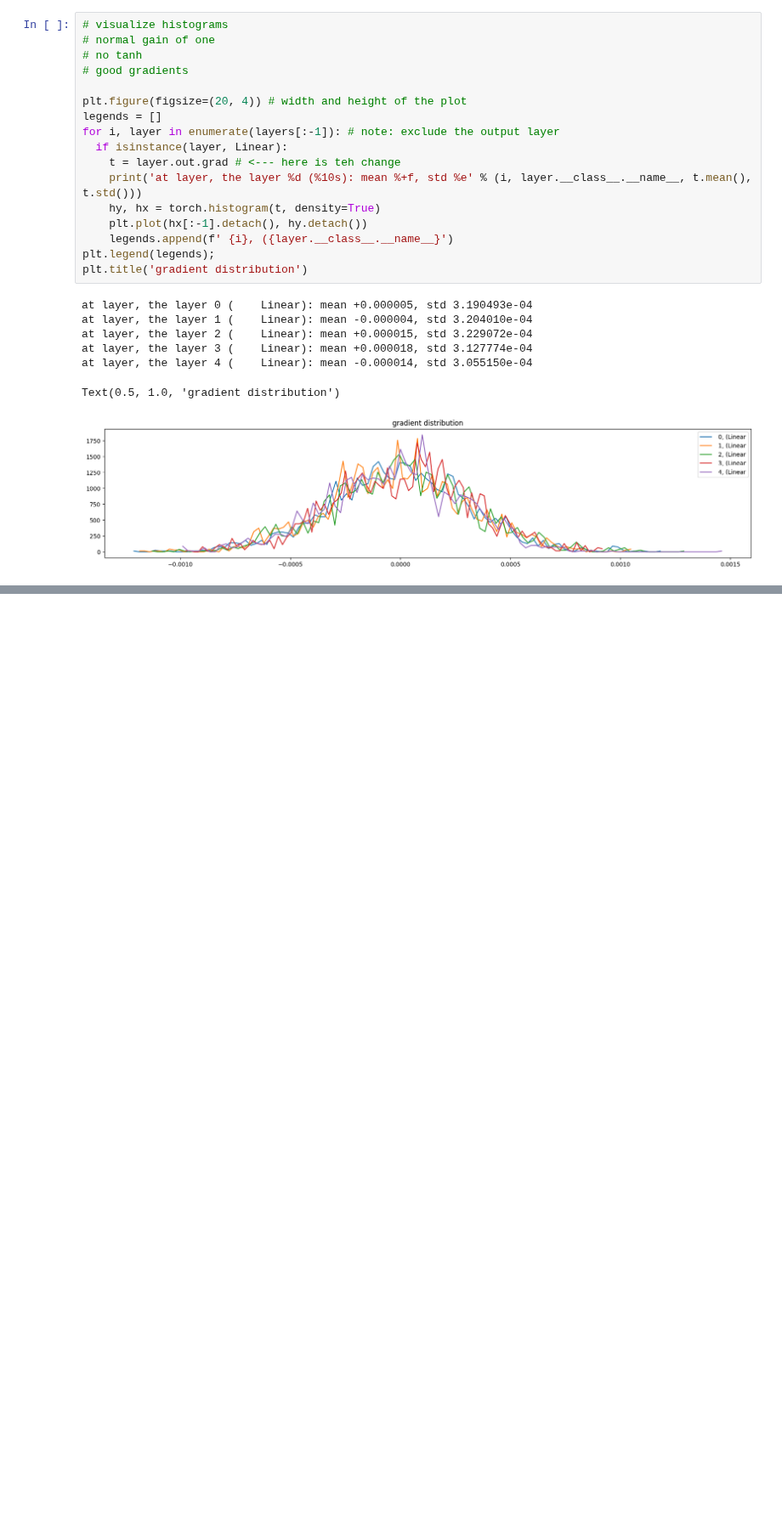
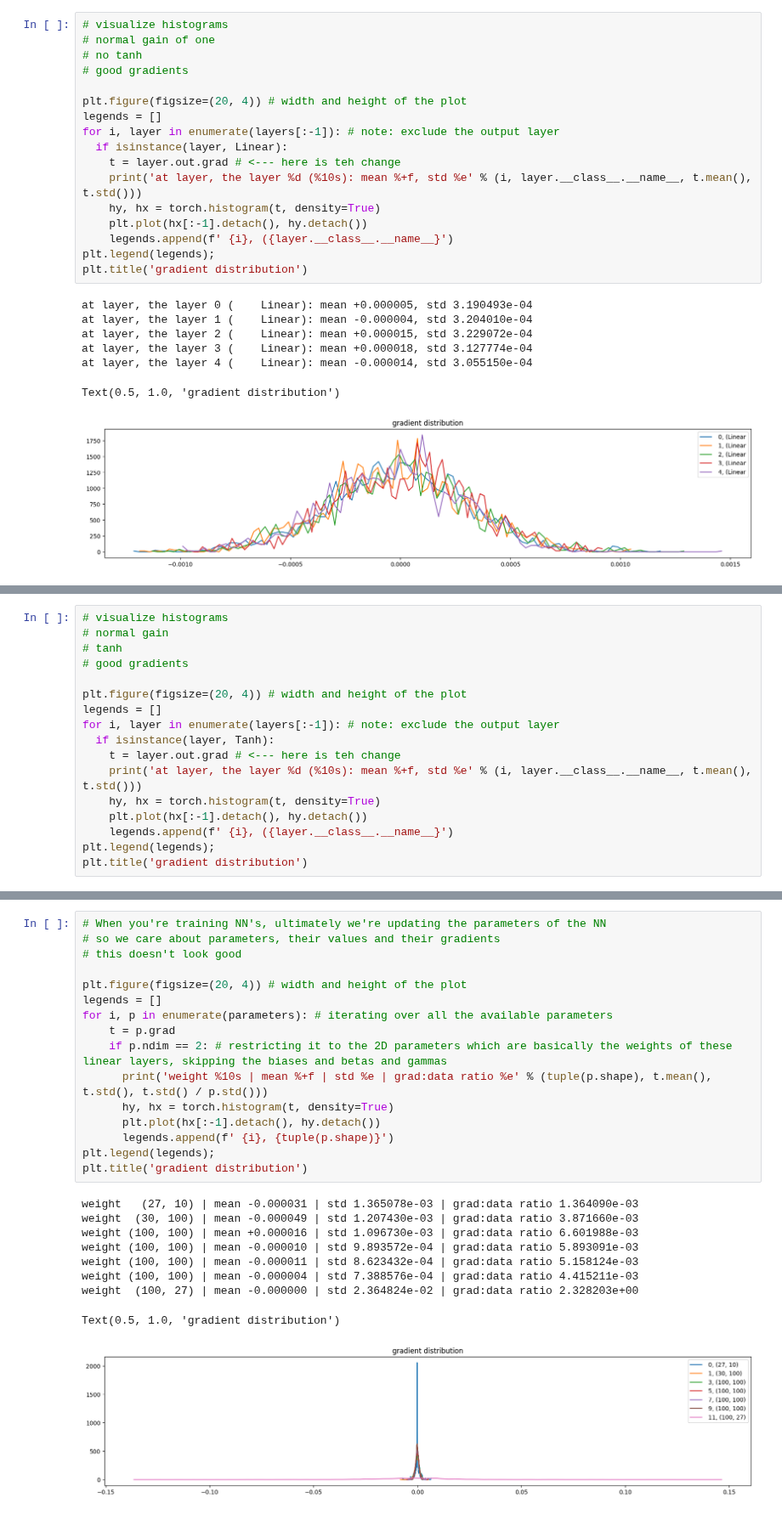
Before and after one commit to exploringweirdmachines/mlp, a Jupyter notebook: multi-layer-perceptron-part3.ipynb, the cells around one changed output, grey strips where cells are left out. Shown at 85% size. Cells and saved outputs as stored; diff of their text form; blank space fills up the shorter version.

Commit message:
two more plots, gradient distribution and update data to data

```diff
--- a/multi-layer-perceptron-part3.ipynb
+++ b/multi-layer-perceptron-part3.ipynb
@@ -3127,0 +3236,17 @@ Text(0.5, 1.0, 'gradient distribution')
+# %%
+# visualize histograms
+# normal gain
+# tanh
+# good gradients
+
+plt.figure(figsize=(20, 4)) # width and height of the plot
+legends = []
+for i, layer in enumerate(layers[:-1]): # note: exclude the output layer
+  if isinstance(layer, Tanh):
+    t = layer.out.grad # <--- here is teh change
+    print('at layer, the layer %d (%10s): mean %+f, std %e' % (i, layer.__class__.__name__, t.mean(), t.std()))
+    hy, hx = torch.histogram(t, density=True)
+    plt.plot(hx[:-1].detach(), hy.detach())
+    legends.append(f' {i}, ({layer.__class__.__name__}')
+plt.legend(legends);
+plt.title('gradient distribution')
@@ -3127,0 +3261,26 @@ Text(0.5, 1.0, 'gradient distribution')
+# %%
+# When you're training NN's, ultimately we're updating the parameters of the NN
+# so we care about parameters, their values and their gradients
+# this doesn't look good
+
+plt.figure(figsize=(20, 4)) # width and height of the plot
+legends = []
+for i, p in enumerate(parameters): # iterating over all the available parameters
+    t = p.grad
+    if p.ndim == 2: # restricting it to the 2D parameters which are basically the weights of these linear layers, skipping the biases and betas and gammas
+      print('weight %10s | mean %+f | std %e | grad:data ratio %e' % (tuple(p.shape), t.mean(), t.std(), t.std() / p.std()))
+      hy, hx = torch.histogram(t, density=True)
+      plt.plot(hx[:-1].detach(), hy.detach())
+      legends.append(f' {i}, {tuple(p.shape)}')
+plt.legend(legends);
+plt.title('gradient distribution')
+# %% [output]
+weight   (27, 10) | mean -0.000031 | std 1.365078e-03 | grad:data ratio 1.364090e-03
+weight  (30, 100) | mean -0.000049 | std 1.207430e-03 | grad:data ratio 3.871660e-03
+weight (100, 100) | mean +0.000016 | std 1.096730e-03 | grad:data ratio 6.601988e-03
+weight (100, 100) | mean -0.000010 | std 9.893572e-04 | grad:data ratio 5.893091e-03
+weight (100, 100) | mean -0.000011 | std 8.623432e-04 | grad:data ratio 5.158124e-03
+weight (100, 100) | mean -0.000004 | std 7.388576e-04 | grad:data ratio 4.415211e-03
+weight  (100, 27) | mean -0.000000 | std 2.364824e-02 | grad:data ratio 2.328203e+00
+Text(0.5, 1.0, 'gradient distribution')
+[figure, added]
```
Also changed, not shown: parts of 24 cells of this notebook.
